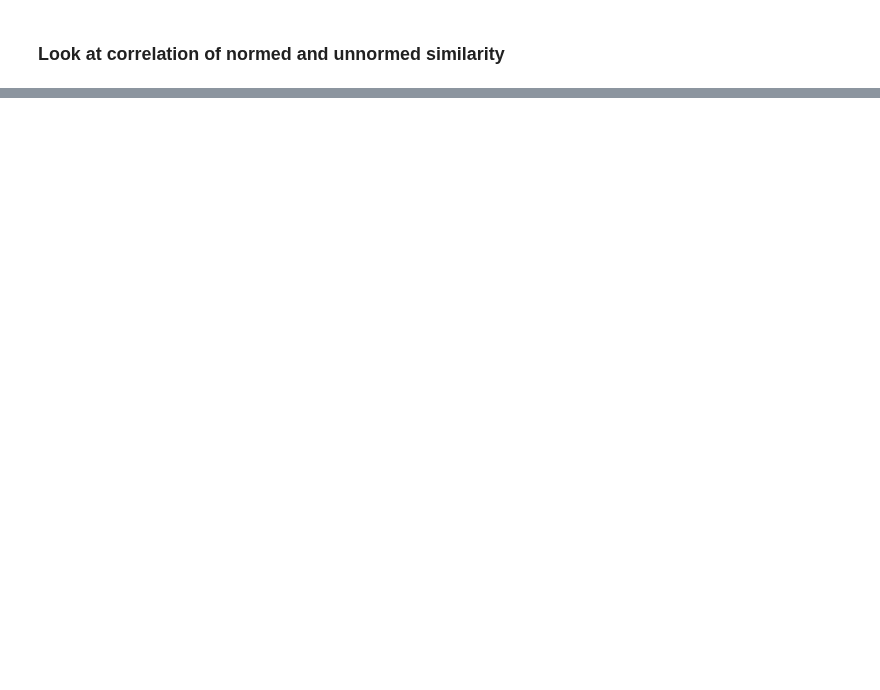
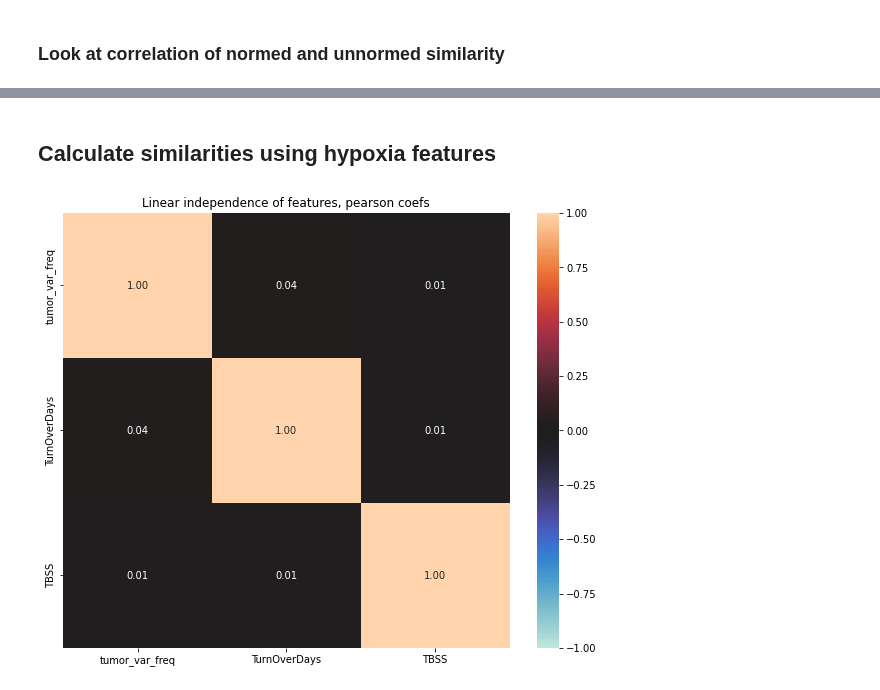
Before and after one commit to mitoclub/Signatures, a Jupyter notebook: notebooks/cancer_calc_ms.ipynb, the cells around one changed output, grey strips where cells are left out. Drawn from its saved outputs; the diff is of its cells as text; code cells hidden in the pictures; blank space fills up the shorter version.

```diff
--- a/notebooks/cancer_calc_ms.ipynb
+++ b/notebooks/cancer_calc_ms.ipynb
@@ -548,0 +552,9 @@ plt.show()
+# %% [markdown]
+## Calculate similarities using hypoxia features
+# %%
+plt.figure(figsize=(10, 8))
+sns.heatmap(mutations[["tumor_var_freq", "TurnOverDays", "TBSS"]].corr(), annot=True, fmt=".2f", center=0, vmin=-1)
+plt.title("Linear independence of features, pearson coefs")
+plt.show()
+# %% [output]
+[figure, added]
```
Also changed, not shown: parts of 24 cells of this notebook, 1 other file.
